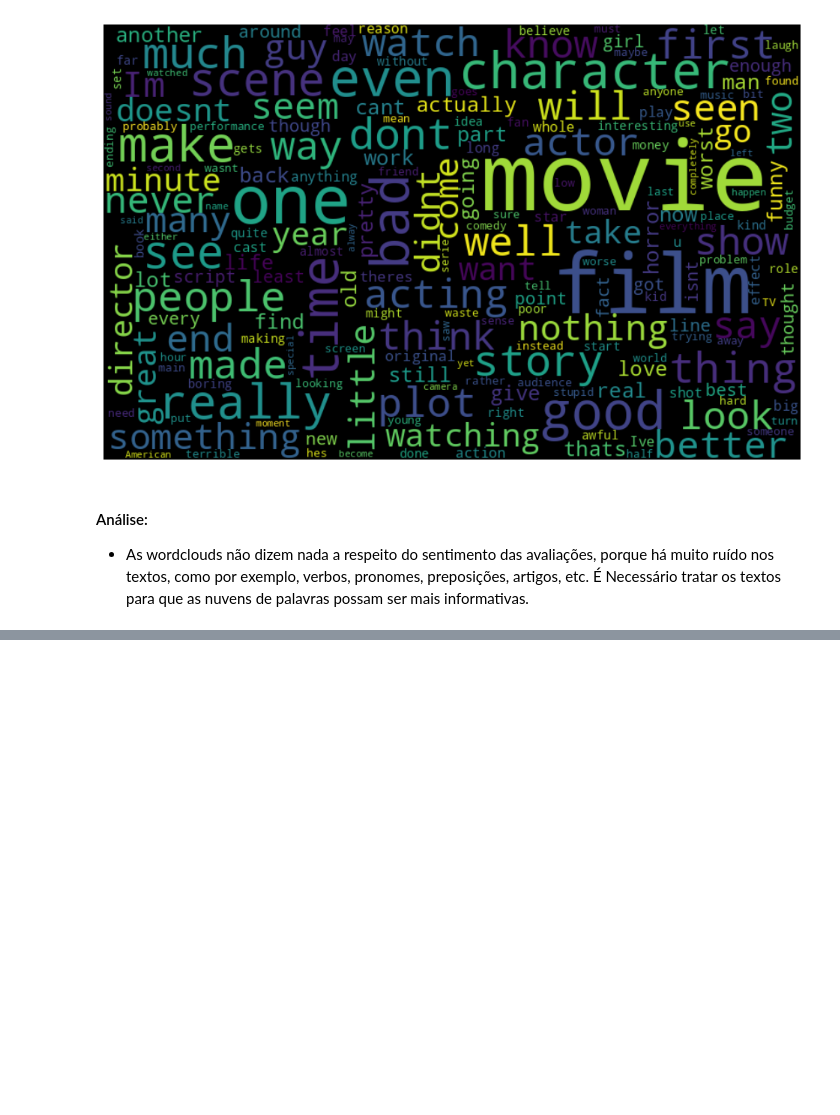
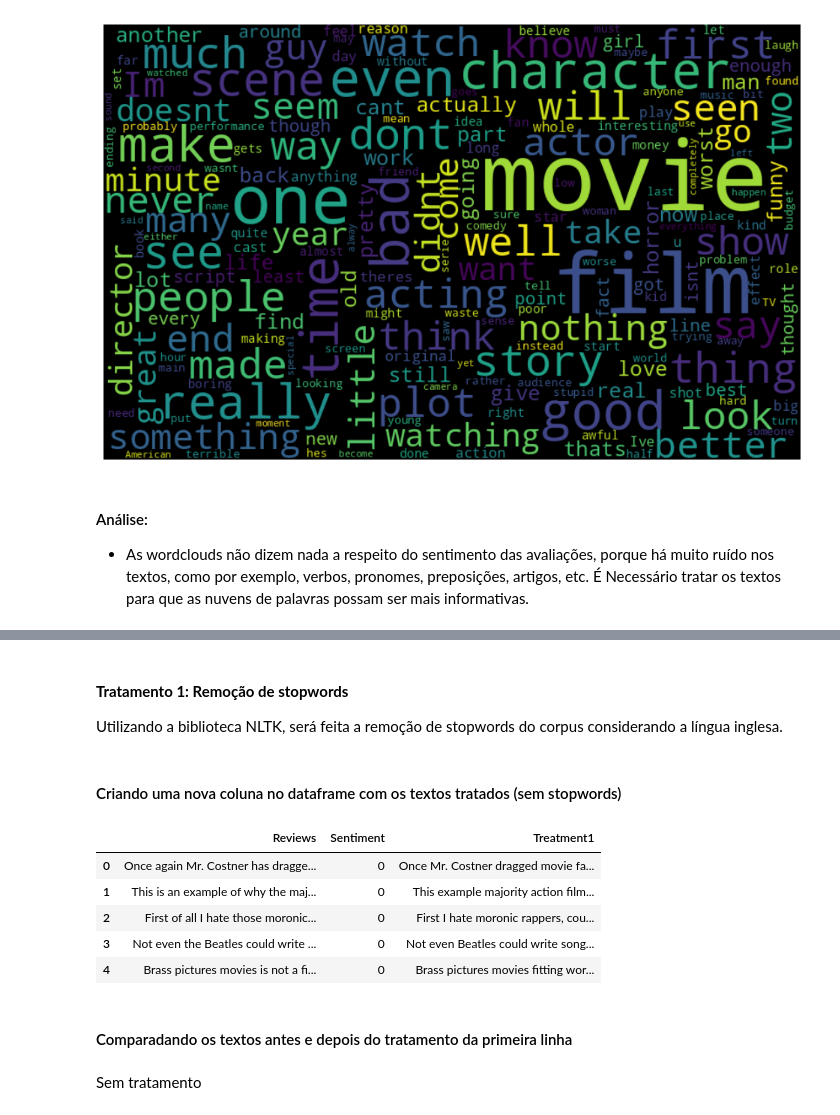
Before and after one commit to guialbquerque/AnaliseDeSentimentosIMDB, a Jupyter notebook: notebooks/preprocessing/data_pre_processing.ipynb, the cells around one changed output, grey strips where cells are left out. Drawn from its saved outputs; the diff is of its cells as text; code cells hidden in the pictures; blank space fills up the shorter version.

```diff
--- a/notebooks/preprocessing/data_pre_processing.ipynb
+++ b/notebooks/preprocessing/data_pre_processing.ipynb
@@ -58,0 +109,6 @@ negative_words_cloud(df, 'Reviews')
+# %% [markdown]
+#### **Tratamento 1: Remoção de stopwords**
+
+Utilizando a biblioteca NLTK, será feita a remoção de stopwords do corpus considerando a língua inglesa.
+# %% [markdown]
+#### Criando uma nova coluna no dataframe com os textos tratados (sem stopwords)
@@ -58,0 +117,13 @@ negative_words_cloud(df, 'Reviews')
+# %%
+df.head()
+# %% [output]
+|  | Reviews | Sentiment | Treatment1 |
+| 0 | Once again Mr. Costner has dragge... | 0 | Once Mr. Costner dragged movie fa... |
+| 1 | This is an example of why the maj... | 0 | This example majority action film... |
+| 2 | First of all I hate those moronic... | 0 | First I hate moronic rappers, cou... |
+| 3 | Not even the Beatles could write ... | 0 | Not even Beatles could write song... |
+| 4 | Brass pictures movies is not a fi... | 0 | Brass pictures movies fitting wor... |
+# %% [markdown]
+#### Comparadando os textos antes e depois do tratamento da primeira linha
+# %% [markdown]
+Sem tratamento
```
Also changed, not shown: parts of 18 cells of this notebook.
